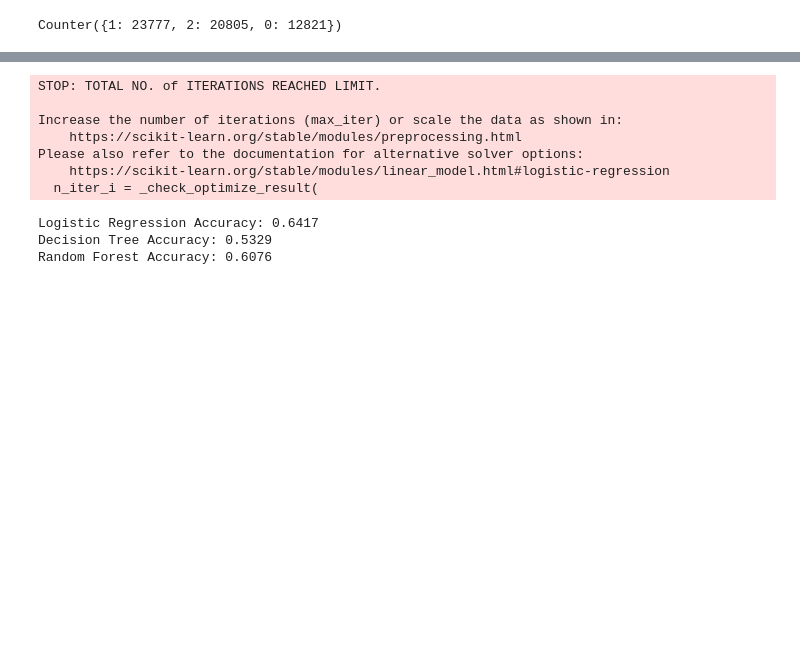
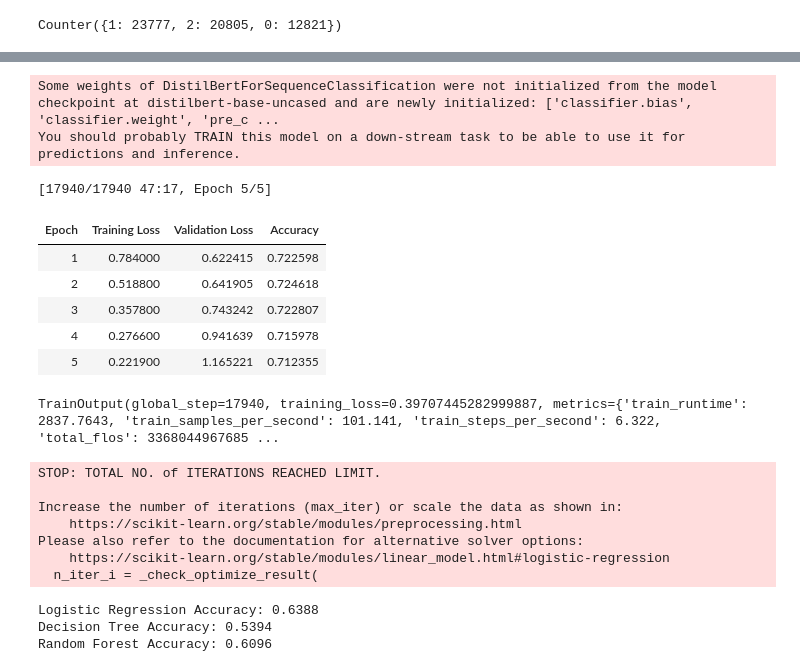
Before and after one commit to ShadaabHasan/student-review-system, a Jupyter notebook: Model/model.ipynb, the cells around one changed output, grey strips where cells are left out. Drawn from its saved outputs; the diff is of its cells as text; code cells hidden in the pictures; blank space fills up the shorter version.

```diff
--- a/Model/model.ipynb
+++ b/Model/model.ipynb
@@ -241,32 +274,43 @@ tokenized_datasets_train = combined_train.map(tokenize_function, batched=True)
 tokenized_datasets_test = combined_test.map(tokenize_function, batched=True)
 data_collator = DataCollatorWithPadding(tokenizer=tokenizer)
 
 
 # Define compute_metrics
 def compute_metrics(eval_pred):
     logits, labels = eval_pred
     predictions = np.argmax(logits, axis=-1)
     return {"accuracy": accuracy_score(labels, predictions)}
 
 # Training setup
 training_args = TrainingArguments(
     output_dir="./results",
     eval_strategy="epoch",
     learning_rate=2e-5,
     per_device_train_batch_size=16,
     per_device_eval_batch_size=16,
     num_train_epochs=5,
     weight_decay=0.01,
     logging_steps=10,
 )
 
 trainer = Trainer(
     model=model,
     args=training_args,
-    train_dataset=combined_train,
-    eval_dataset=combined_test,
+    train_dataset=tokenized_datasets_train,
+    eval_dataset=tokenized_datasets_test,
     tokenizer=tokenizer,
     data_collator=data_collator,
     compute_metrics=compute_metrics,
 )
 trainer.train()
+# %% [output]
+Some weights of DistilBertForSequenceClassification were not initialized from the model checkpoint at distilbert-base-uncased and are newly initialized: ['classifier.bias', 'classifier.weight', 'pre_c ...
+You should probably TRAIN this model on a down-stream task to be able to use it for predictions and inference.
+[17940/17940 47:17, Epoch 5/5]
+| Epoch | Training Loss | Validation Loss | Accuracy |
+| 1 | 0.784000 | 0.622415 | 0.722598 |
+| 2 | 0.518800 | 0.641905 | 0.724618 |
+| 3 | 0.357800 | 0.743242 | 0.722807 |
+| 4 | 0.276600 | 0.941639 | 0.715978 |
+| 5 | 0.221900 | 1.165221 | 0.712355 |
+TrainOutput(global_step=17940, training_loss=0.39707445282999887, metrics={'train_runtime': 2837.7643, 'train_samples_per_second': 101.141, 'train_steps_per_second': 6.322, 'total_flos': 3368044967685 ...
@@ -273,42 +350,10 @@ trainer.train()
 # %%
-from transformers import AutoTokenizer
-from transformers import DataCollatorWithPadding
-from sklearn.metrics import accuracy_score
-from sklearn.linear_model import LogisticRegression
-from sklearn.model_selection import train_test_split
-from sklearn.tree import DecisionTreeClassifier
-from sklearn.ensemble import RandomForestClassifier
-from sklearn.naive_bayes import GaussianNB
-import numpy as np
-from sklearn.feature_extraction.text import TfidfVectorizer
-
-
-vectorizer = TfidfVectorizer(stop_words="english", max_features=5000)
-checkpoint = "distilbert-base-uncased"
-tokenizer = AutoTokenizer.from_pretrained(checkpoint)
-
-def tokenize_function(example):
-    return tokenizer(example["text"], truncation=True)
-
-tokenized_datasets_train = combined_train.map(tokenize_function, batched=True)
-tokenized_datasets_test = combined_test.map(tokenize_function, batched=True)
-data_collator = DataCollatorWithPadding(tokenizer=tokenizer)
-
 
 model_LR= LogisticRegression()
 model_DT= DecisionTreeClassifier()
 model_RF= RandomForestClassifier()
 model_GNB= GaussianNB()
 
-X_train = tokenized_datasets_train["text"]
-y_train = tokenized_datasets_train["label"]
-X_test = tokenized_datasets_test["text"]
-y_test = tokenized_datasets_test["label"]
-
-X_train = vectorizer.fit_transform(X_train)
-X_test = vectorizer.transform(X_test)
-# y_train = vectorizer.fit_transform(y_train)
-# y_test = vectorizer.transform(y_test)
 
 
 model_LR.fit(X_train, y_train)
@@ -338,9 +383,9 @@ Increase the number of iterations (max_iter) or scale the data as shown in:
 Please also refer to the documentation for alternative solver options:
     https://scikit-learn.org/stable/modules/linear_model.html#logistic-regression
   n_iter_i = _check_optimize_result(
-Logistic Regression Accuracy: 0.6417
-Decision Tree Accuracy: 0.5329
-Random Forest Accuracy: 0.6076
+Logistic Regression Accuracy: 0.6388
+Decision Tree Accuracy: 0.5394
+Random Forest Accuracy: 0.6096
 # %%
 from sklearn.naive_bayes import GaussianNB
 
```
Also changed, not shown: parts of 14 cells of this notebook.
